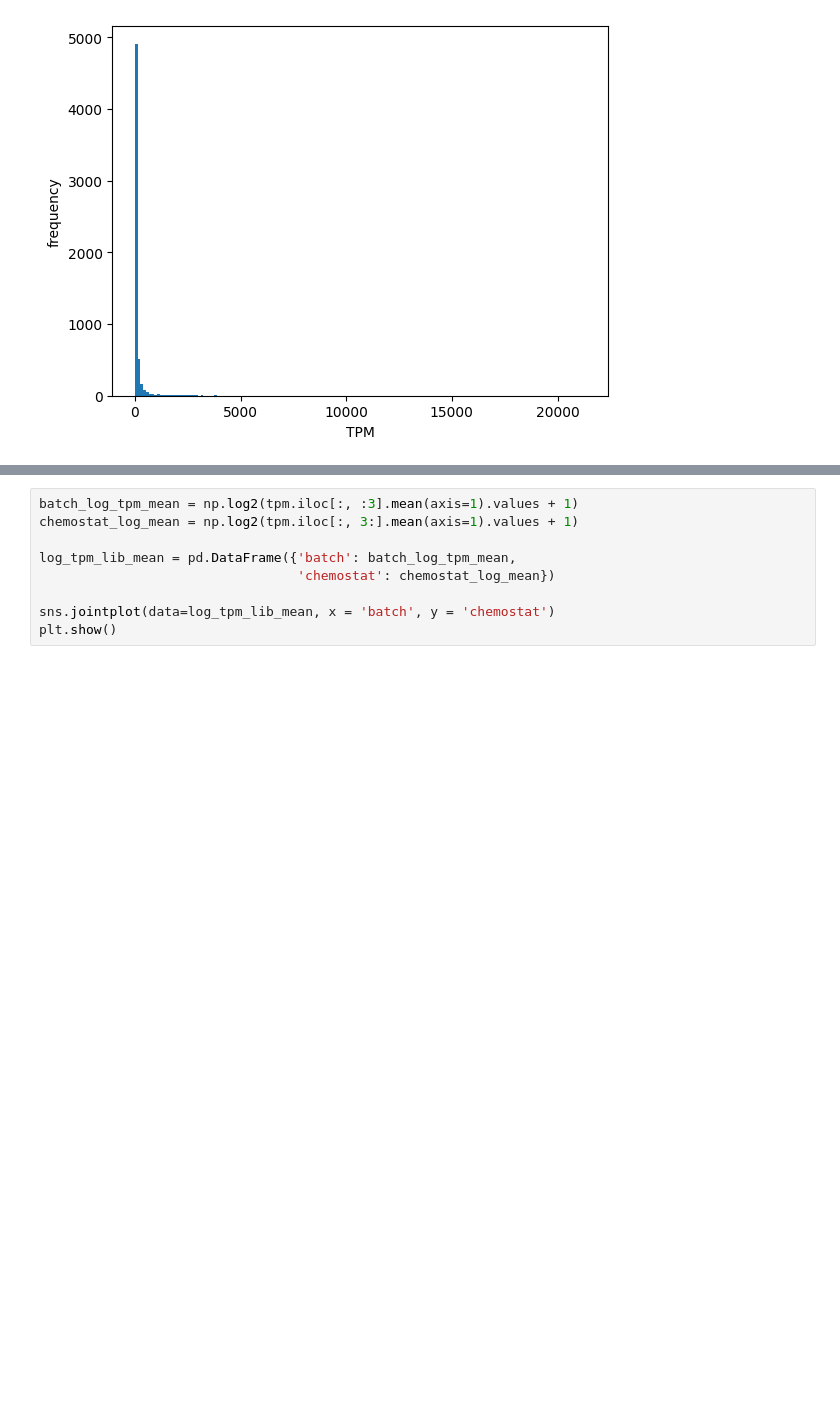
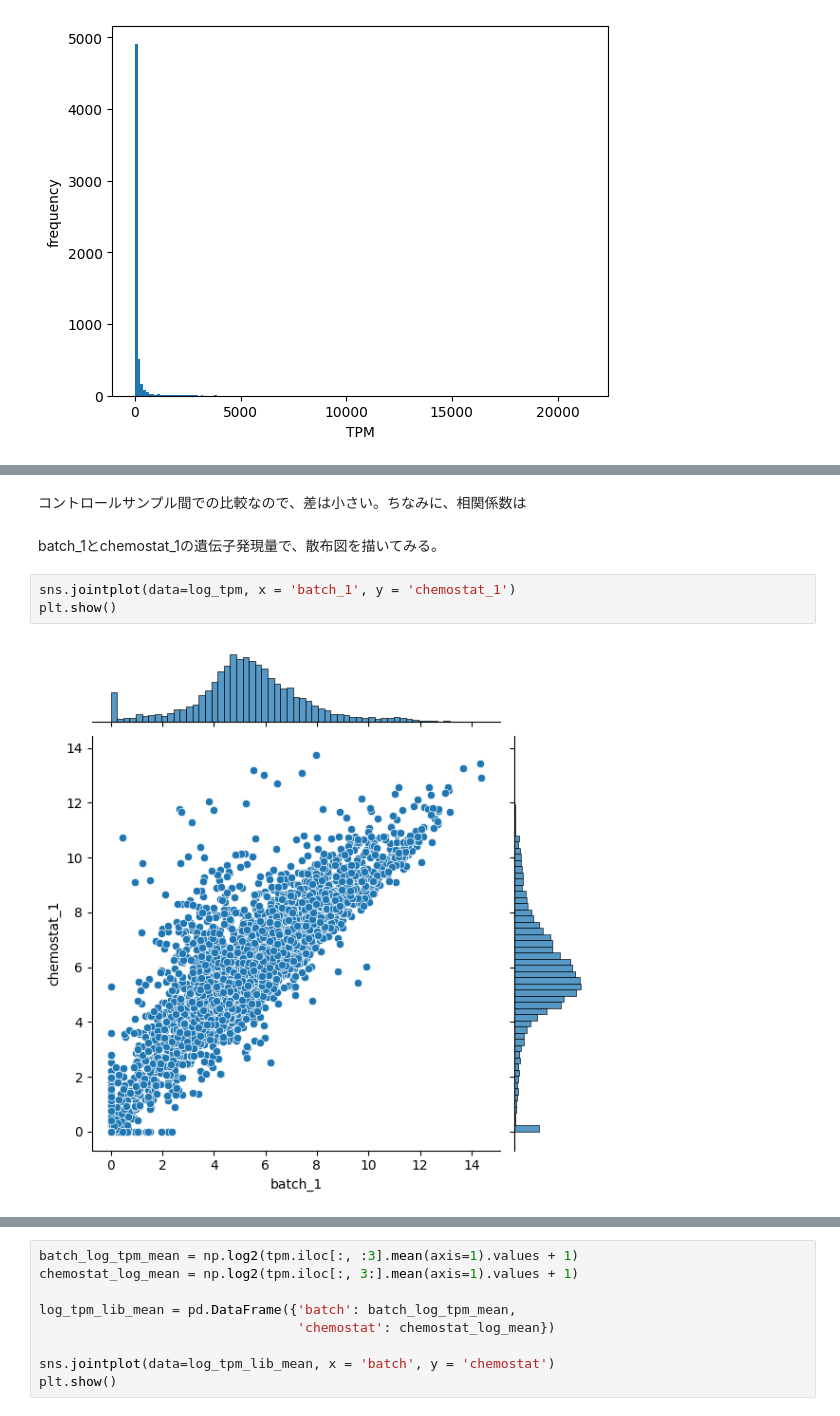
Before and after one commit to iwata97/bioinfo, a Jupyter notebook: bioinformatics_01.ipynb, the cells around one changed output, grey strips where cells are left out. Saved outputs shown, nothing was run; the diff lists cells and outputs as text; blank space fills up the shorter version.

```diff
--- a/bioinformatics_01.ipynb
+++ b/bioinformatics_01.ipynb
@@ -119,0 +129,9 @@ fig.show()
+# %% [markdown]
+コントロールサンプル間での比較なので、差は小さい。ちなみに、相関係数は
+# %% [markdown]
+batch_1とchemostat_1の遺伝子発現量で、散布図を描いてみる。
+# %%
+sns.jointplot(data=log_tpm, x = 'batch_1', y = 'chemostat_1')
+plt.show()
+# %% [output]
+[figure, added]
```
Also changed, not shown: parts of 35 cells of this notebook, 1 other file.
